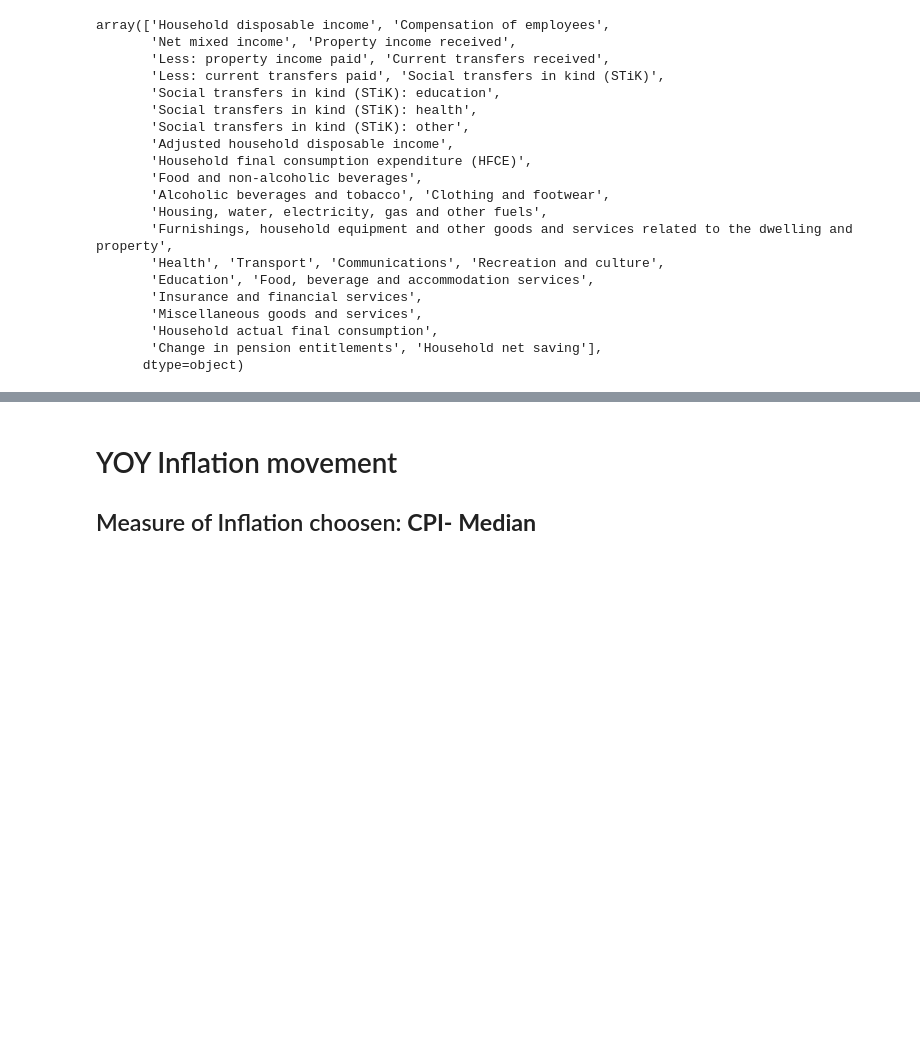
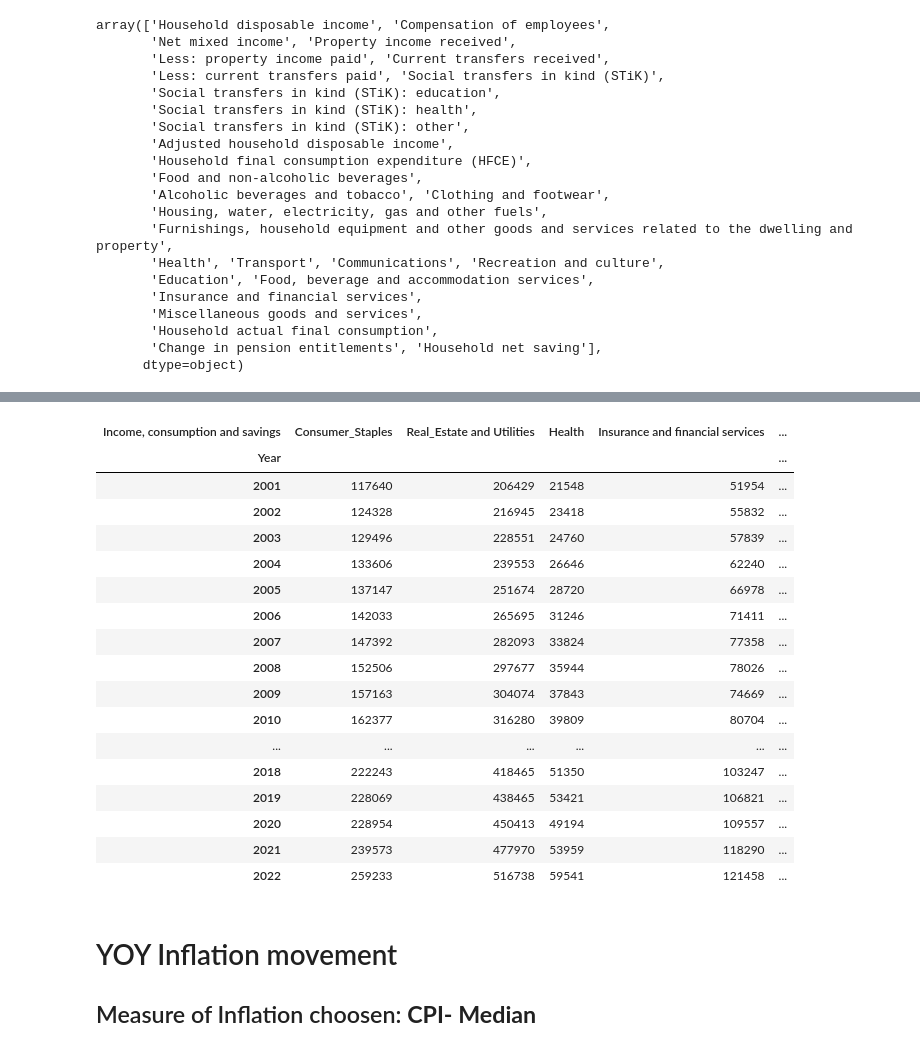
Before and after one commit to Sahib0096/Project-1-Group-3-, a Jupyter notebook: Project 1.ipynb, the cells around one changed output, grey strips where cells are left out. Cells and saved outputs as stored; diff of their text form; code cells hidden in the pictures; blank space fills up the shorter version.

```diff
--- a/Project 1.ipynb
+++ b/Project 1.ipynb
@@ -144,6 +144,41 @@ display(consumption_df.tail())
 | 2020 | 128000 | 50546 | 50408 | 302490 | ... |
 | 2021 | 129710 | 51010 | 58853 | 315491 | ... |
 | 2022 | 138047 | 51749 | 69437 | 341619 | ... |
+# %%
+consumption_df['Consumer_Staples'] = consumption_df['Food and non-alcoholic beverages'] + consumption_df['Alcoholic beverages and tobacco'] + consumption_df['Clothing and footwear']
+
+consumption_df['Real_Estate and Utilities'] = consumption_df['Housing, water, electricity, gas and other fuels']+consumption_df['Furnishings, household equipment and other goods and services related to the dwelling and property']+consumption_df['Miscellaneous goods and services']
+
+consumption_df['Travel and Leisure'] = consumption_df['Transport']+consumption_df['Recreation and culture']
+
+sector_consumption_df = consumption_df[['Consumer_Staples','Real_Estate and Utilities','Health',
+                                       'Insurance and financial services','Travel and Leisure',
+                                       'Household net saving']].reset_index()
+
+sector_consumption_df.rename(columns={'index':'Year'},inplace=True)
+
+sector_consumption_df = sector_consumption_df.set_index('Year')
+
+sector_consumption_df
+# %% [output]
+| Income, consumption and savings | Consumer_Staples | Real_Estate and Utilities | Health | Insurance and financial services | ... |
+| Year |  |  |  |  | ... |
+| 2001 | 117640 | 206429 | 21548 | 51954 | ... |
+| 2002 | 124328 | 216945 | 23418 | 55832 | ... |
+| 2003 | 129496 | 228551 | 24760 | 57839 | ... |
+| 2004 | 133606 | 239553 | 26646 | 62240 | ... |
+| 2005 | 137147 | 251674 | 28720 | 66978 | ... |
+| 2006 | 142033 | 265695 | 31246 | 71411 | ... |
+| 2007 | 147392 | 282093 | 33824 | 77358 | ... |
+| 2008 | 152506 | 297677 | 35944 | 78026 | ... |
+| 2009 | 157163 | 304074 | 37843 | 74669 | ... |
+| 2010 | 162377 | 316280 | 39809 | 80704 | ... |
+| ... | ... | ... | ... | ... | ... |
+| 2018 | 222243 | 418465 | 51350 | 103247 | ... |
+| 2019 | 228069 | 438465 | 53421 | 106821 | ... |
+| 2020 | 228954 | 450413 | 49194 | 109557 | ... |
+| 2021 | 239573 | 477970 | 53959 | 118290 | ... |
+| 2022 | 259233 | 516738 | 59541 | 121458 | ... |
 # %% [markdown]
 # YOY Inflation movement
 ## Measure of Inflation choosen: **CPI- Median**
```
Also changed, not shown: 3 other files.
